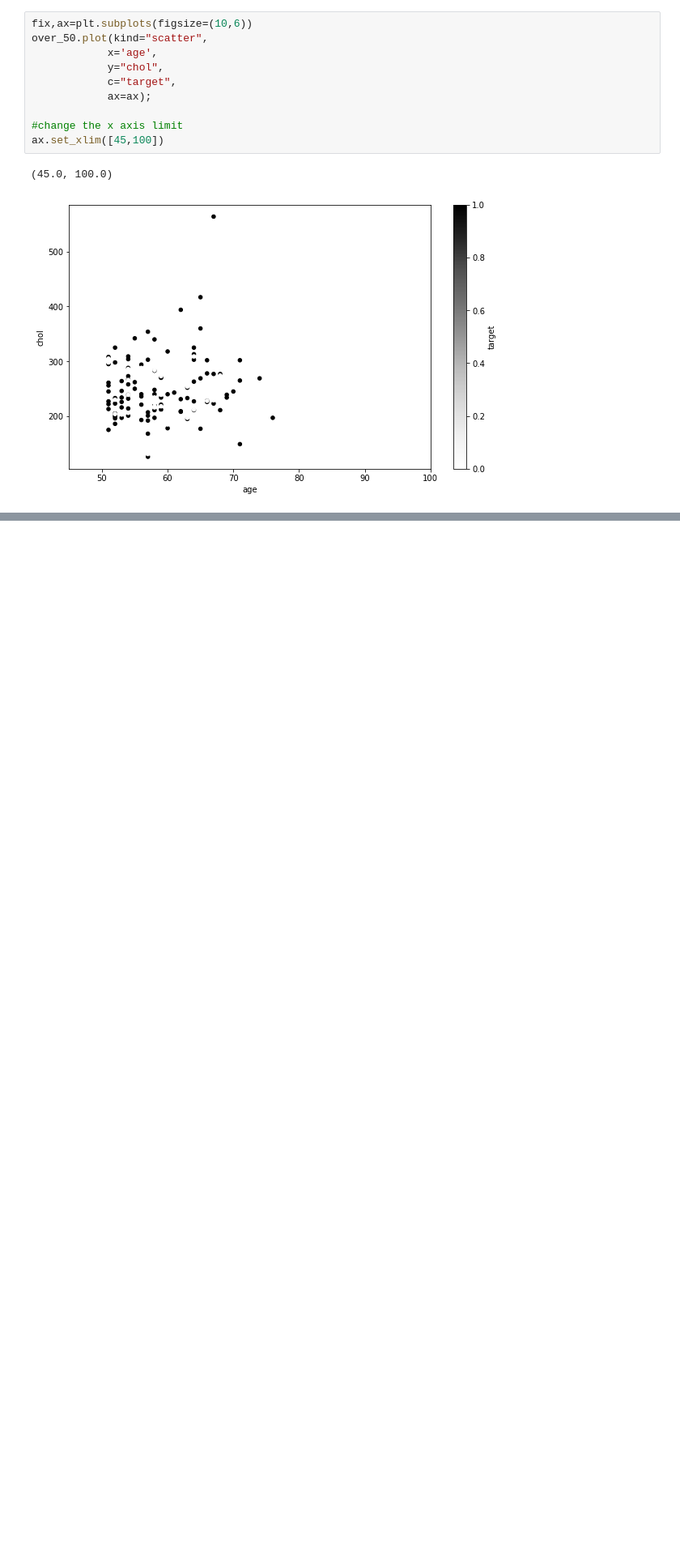
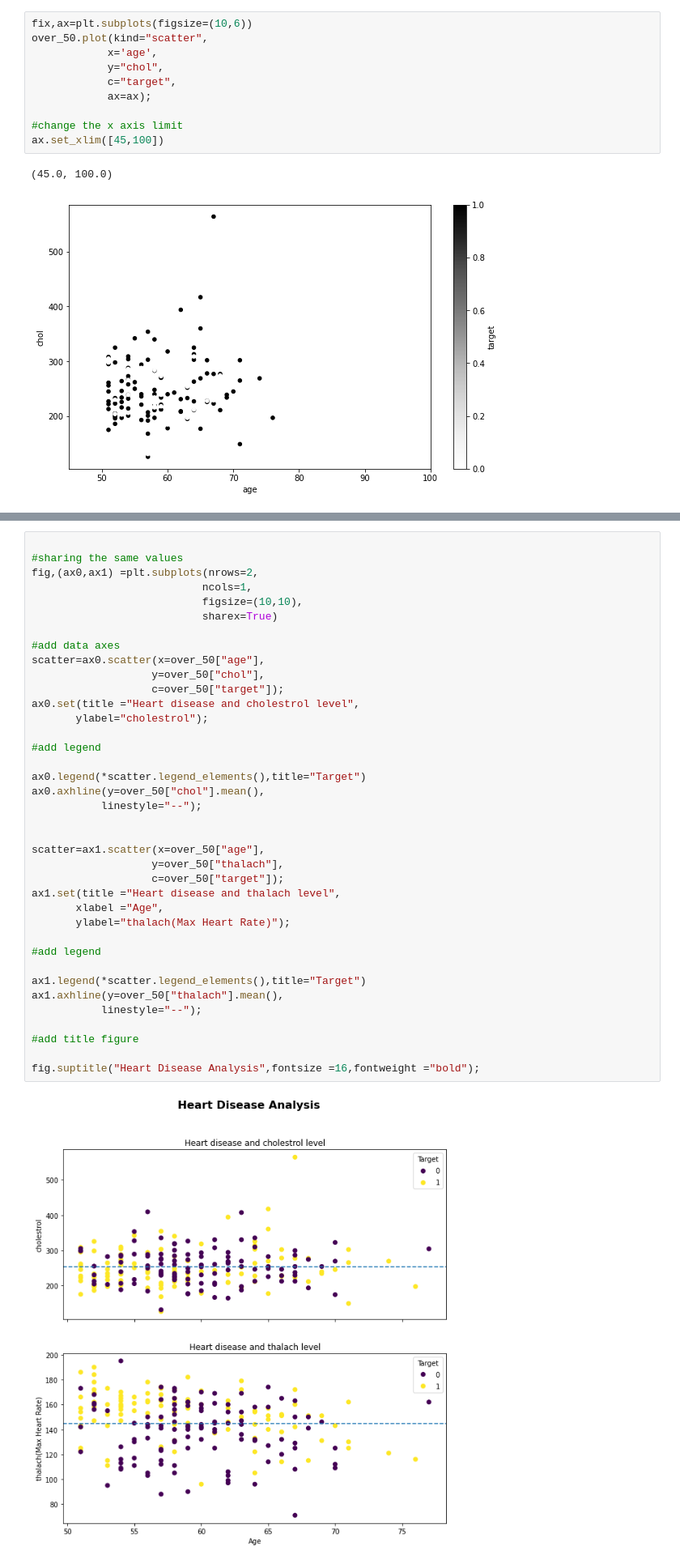
Before and after one commit to PasinduUkwatta/Machine-Learning, a Jupyter notebook: Matplot Lib.ipynb, the cells around one changed output, grey strips where cells are left out. Shown at 81% size. Saved outputs shown, nothing was run; the diff lists cells and outputs as text; blank space fills up the shorter version.

```diff
--- a/Matplot Lib.ipynb
+++ b/Matplot Lib.ipynb
@@ -501,0 +575,40 @@ ax.set_xlim([45,100])
+# %%
+
+#sharing the same values
+fig,(ax0,ax1) =plt.subplots(nrows=2,
+                           ncols=1,
+                           figsize=(10,10),
+                           sharex=True)
+
+#add data axes
+scatter=ax0.scatter(x=over_50["age"],
+                   y=over_50["chol"],
+                   c=over_50["target"]);
+ax0.set(title ="Heart disease and cholestrol level",
+       ylabel="cholestrol");
+
+#add legend
+
+ax0.legend(*scatter.legend_elements(),title="Target")
+ax0.axhline(y=over_50["chol"].mean(),
+           linestyle="--");
+
+
+scatter=ax1.scatter(x=over_50["age"],
+                   y=over_50["thalach"],
+                   c=over_50["target"]);
+ax1.set(title ="Heart disease and thalach level",
+       xlabel ="Age",
+       ylabel="thalach(Max Heart Rate)");
+
+#add legend
+
+ax1.legend(*scatter.legend_elements(),title="Target")
+ax1.axhline(y=over_50["thalach"].mean(),
+           linestyle="--");
+
+#add title figure
+
+fig.suptitle("Heart Disease Analysis",fontsize =16,fontweight ="bold");
+# %% [output]
+[figure, added]
```
Also changed, not shown: parts of 27 cells of this notebook, 2 other files.
